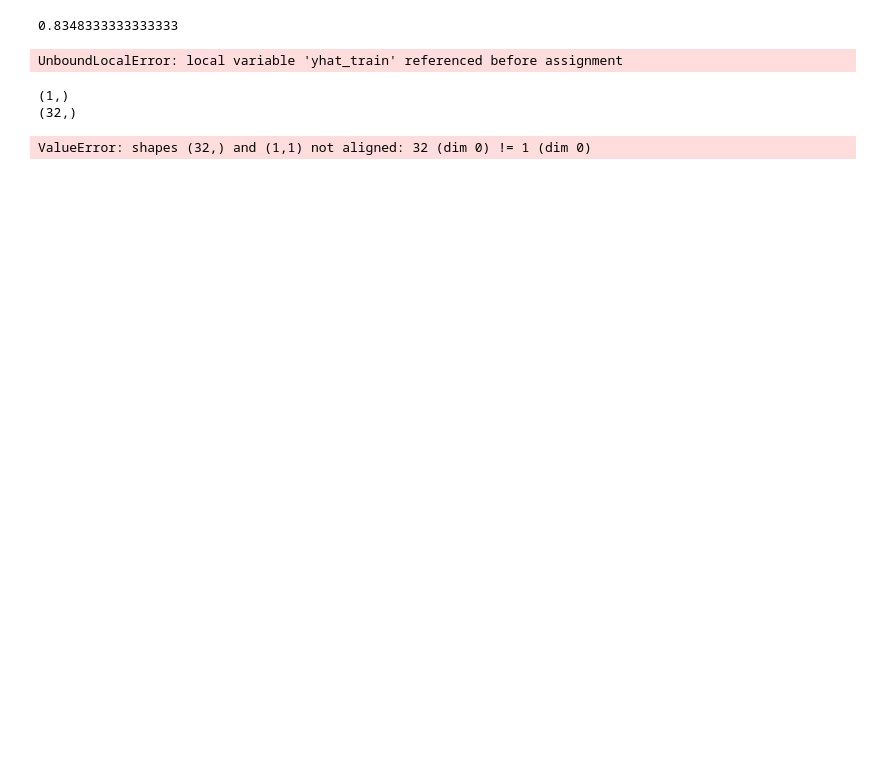
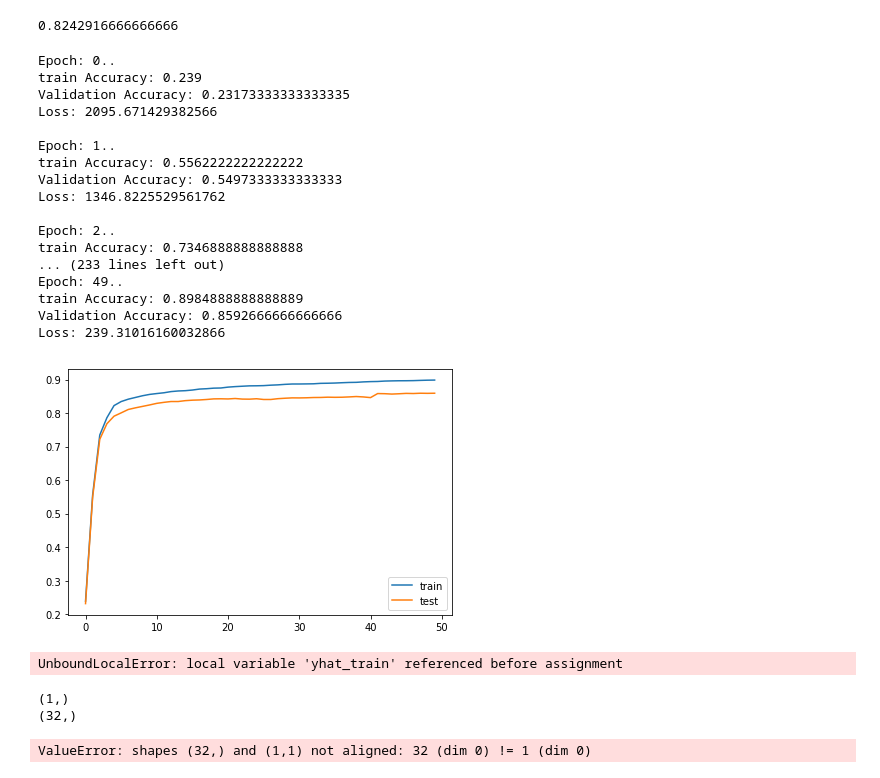
Before and after one commit to denizn/COMP5329-Assn1, a Jupyter notebook: Project3_dropout-withoptimize.ipynb, the cells around one changed output. Cells and saved outputs as stored; diff of their text form; code cells hidden in the pictures; blank space fills up the shorter version.

Commit message:
working optimize & fit - check batch_size=False needed

```diff
--- a/Project3_dropout-withoptimize.ipynb
+++ b/Project3_dropout-withoptimize.ipynb
@@ -320,7 +320,7 @@ class MLP:
                 accuracies_test.append(accuracy_val)
                 if verbose:
                     print('Epoch: {}..\ntrain Accuracy: {} \nValidation Accuracy: {} \nLoss: {} \n'.
-                          format(e, accuracy_train, accuracy_val, np.mean(loss)))
+                          format(k, accuracy_train, accuracy_val, np.mean(loss)))
         else:
             for k in range(epochs):
                 loss=np.zeros(X.shape[0])
@@ -351,11 +351,11 @@ class MLP:
                 accuracies_val.append(accuracy_train)
                 accuracies_test.append(accuracy_val)
 
-            if verbose:
-                print('Epoch: {}..\ntrain Accuracy: {} \nValidation Accuracy: {} \nLoss: {} \n'.
-                      format(e, accuracy_train, accuracy_val, np.mean(loss)))
+                if verbose:
+                    print('Epoch: {}..\ntrain Accuracy: {} \nValidation Accuracy: {} \nLoss: {} \n'.
+                          format(k, accuracy_train, accuracy_val, np.mean(loss)))
 
-            losses[e] = np.mean(loss)
+                losses[k] = np.mean(loss)
         return losses, accuracies_val, accuracies_test
 # %%
 with h5py.File('data/train_128.h5','r') as H:
@@ -379,22 +379,41 @@ predictions = mlp.predict(X_val)
 # %%
 (np.argmax(predictions,axis=1)==y_val).mean()
 # %% [output]
-0.8348333333333333
+0.8242916666666666
 # %%
 with h5py.File('data/train_128.h5','r') as H:
     data = np.copy(H['data'])
 with h5py.File('data/train_label.h5','r') as H:
     label = np.copy(H['label'])
 
-mlp = MLP([128,32,10],activation=[None, 'logistic', 'softmax'], dropout=[0, 0, 0])
+mlp = MLP([128,64,32,10],activation=[None, 'ReLU', 'ReLU', 'softmax'], dropout=[0.1, 0.1, 0.1, 0])
 
-losses, accuracies_train, accuracies_test = mlp.optimize(data, label, batch_size=False,learning_rate=0.1,epochs=10)
+losses, accuracies_train, accuracies_test = mlp.optimize(data, label, batch_size=1000,learning_rate=0.2,epochs=50)
 
 plt.plot(accuracies_train, label='train')
 plt.plot(accuracies_test, label='test')
 plt.tight_layout()
 plt.legend()
 plt.savefig('accuracy_sigmoid.png')
+# %% [output]
+Epoch: 0..
+train Accuracy: 0.239
+Validation Accuracy: 0.23173333333333335
+Loss: 2095.671429382566
+
+Epoch: 1..
+train Accuracy: 0.5562222222222222
+Validation Accuracy: 0.5497333333333333
+Loss: 1346.8225529561762
+
+Epoch: 2..
+train Accuracy: 0.7346888888888888
+... (233 lines left out)
+Epoch: 49..
+train Accuracy: 0.8984888888888889
+Validation Accuracy: 0.8592666666666666
+Loss: 239.31016160032866
+[figure, added]
 # %%
 with h5py.File('data/train_128.h5','r') as H:
     data = np.copy(H['data'])
```
Also changed, not shown: 1 other file.
